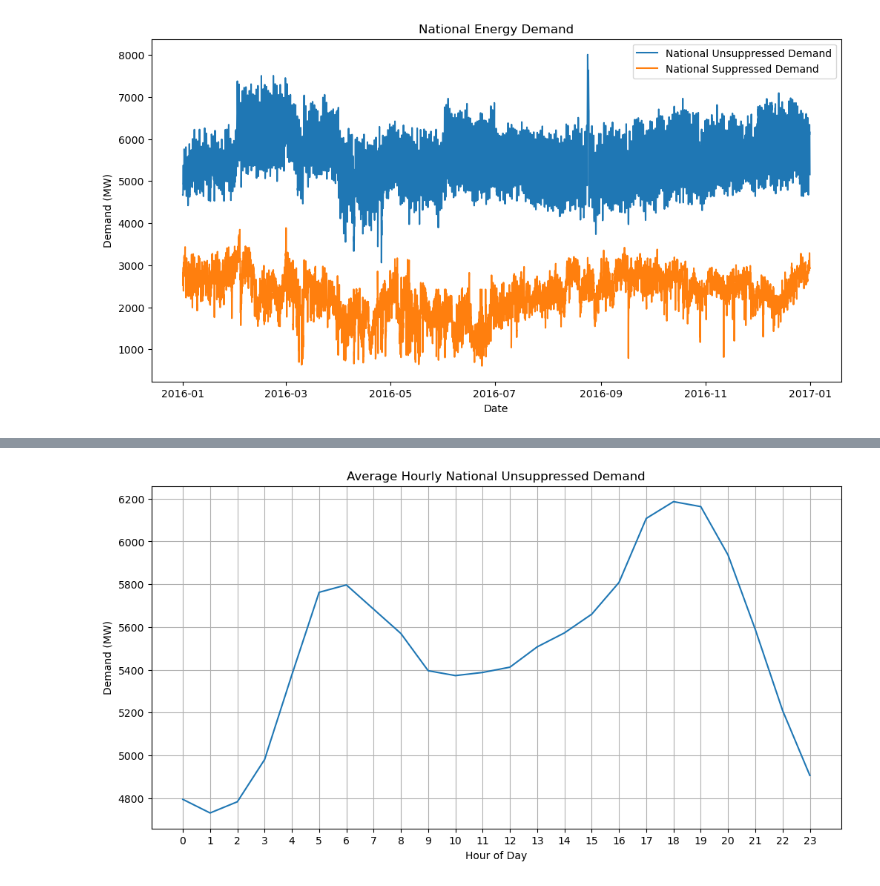
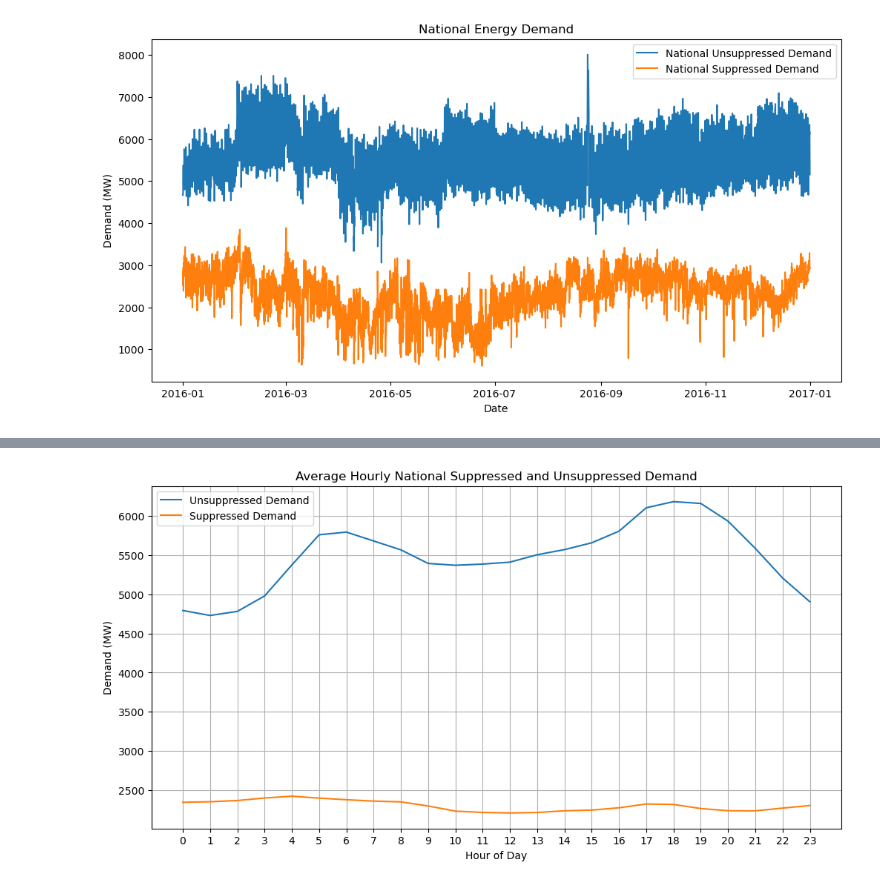
Before and after one commit to Khalmade/energy_demand_forecasting, a Jupyter notebook: notebooks/01_data_exploration.ipynb, the cells around one changed output, grey strips where cells are left out. Saved outputs shown, nothing was run; the diff lists cells and outputs as text; code cells hidden in the pictures.

Commit message:
Updated data exploration notebook with visualizations

```diff
--- a/notebooks/01_data_exploration.ipynb
+++ b/notebooks/01_data_exploration.ipynb
@@ -169,13 +190,17 @@ Matplotlib is building the font cache; this may take a moment.
 # %%
 df['Hour'] = df['Date Time'].dt.hour
+df["Hour"].head()
 hourly_demand = df.groupby('Hour')["National Unsuppressed Demand"].mean()
+suppressed_hourly_demand = df.groupby("Hour")["National Suppressed Demand"].mean()
 plt.figure(figsize=(12, 6))
 plt.plot(hourly_demand.index, hourly_demand.values)
-plt.title("Average Hourly National Unsuppressed Demand")
+plt.plot(suppressed_hourly_demand.index, suppressed_hourly_demand.values)
+plt.title("Average Hourly National Suppressed and Unsuppressed Demand")
 plt.xlabel("Hour of Day")
 plt.ylabel("Demand (MW)")
 plt.xticks(hourly_demand.index)
 plt.grid()
+plt.legend(["Unsuppressed Demand", "Suppressed Demand"])
 plt.show()
 # %% [output]
-[figure, old version]
+[figure, new version]
```
Also changed, not shown: parts of 8 cells of this notebook.
